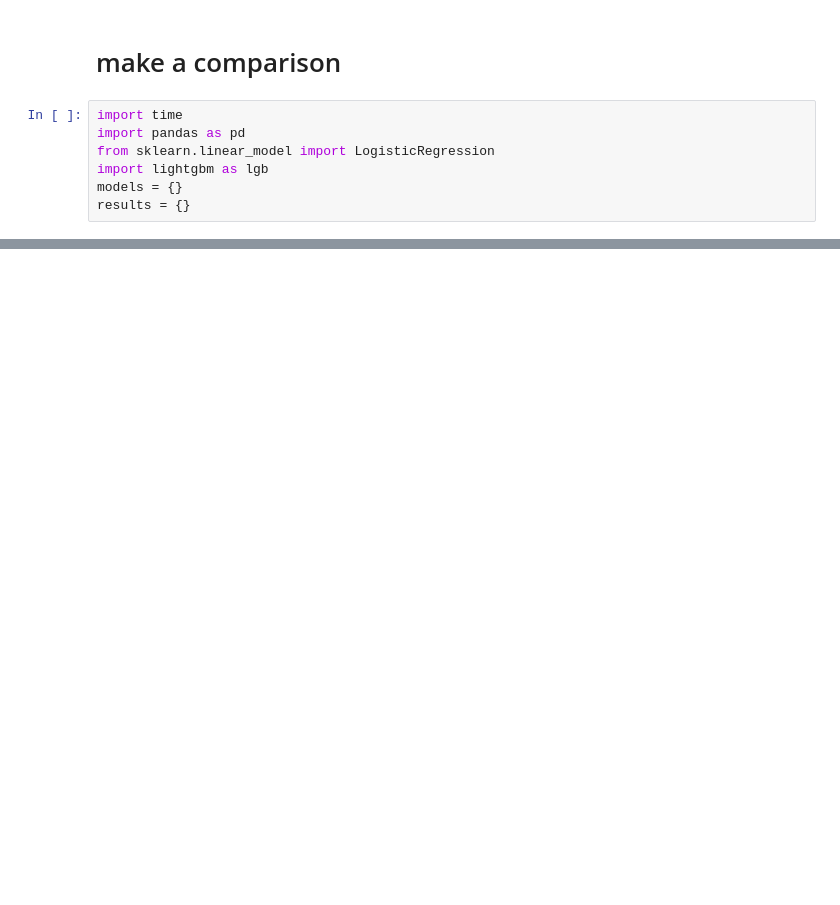
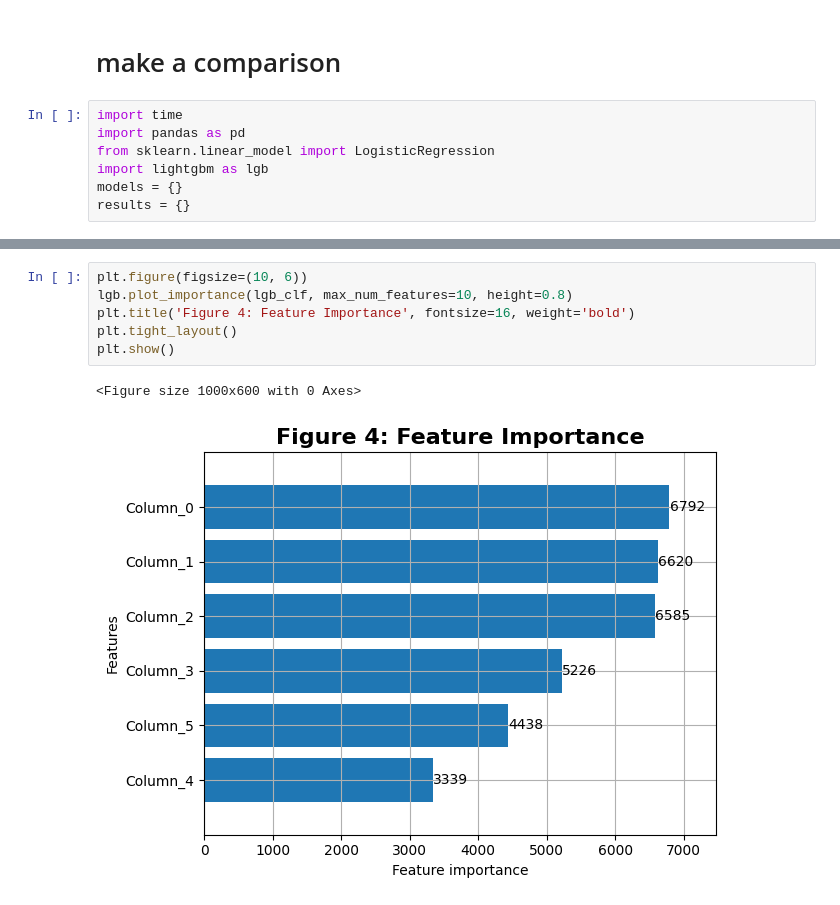
Before and after one commit to yuseiff/Real-time-Meteor-Parameter-Prediction-and-Classification, a Jupyter notebook: main.ipynb, the cells around one changed output, grey strips where cells are left out. Cells and saved outputs as stored; diff of their text form; blank space fills up the shorter version.

```diff
--- a/main.ipynb
+++ b/main.ipynb
@@ -495,0 +511,9 @@ print(results_df.sort_values(by='Accuracy', ascending=False))
+# %%
+plt.figure(figsize=(10, 6))
+lgb.plot_importance(lgb_clf, max_num_features=10, height=0.8)
+plt.title('Figure 4: Feature Importance', fontsize=16, weight='bold')
+plt.tight_layout()
+plt.show()
+# %% [output]
+<Figure size 1000x600 with 0 Axes>
+[figure, added]
```
Also changed, not shown: parts of 11 cells of this notebook.
